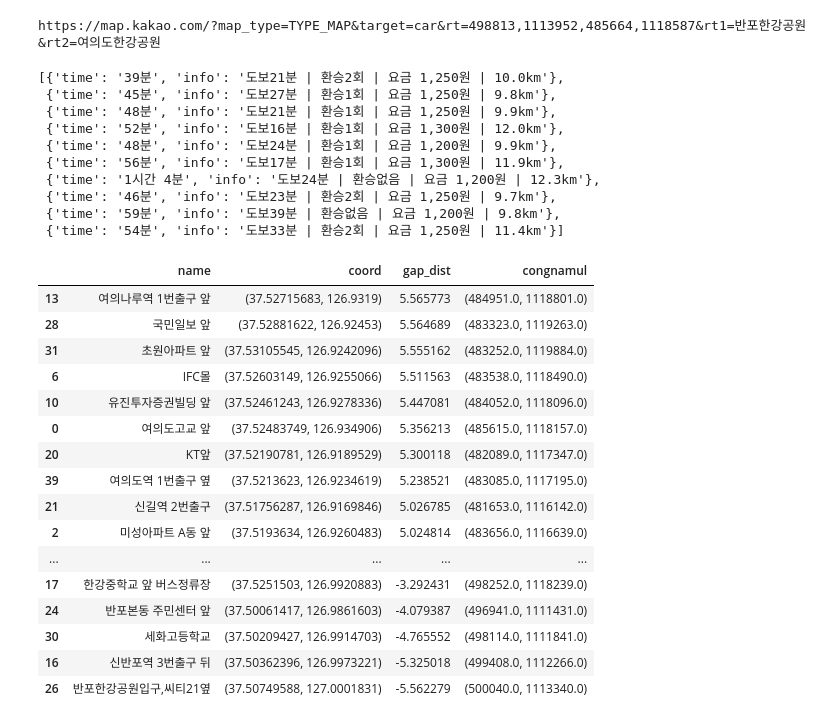
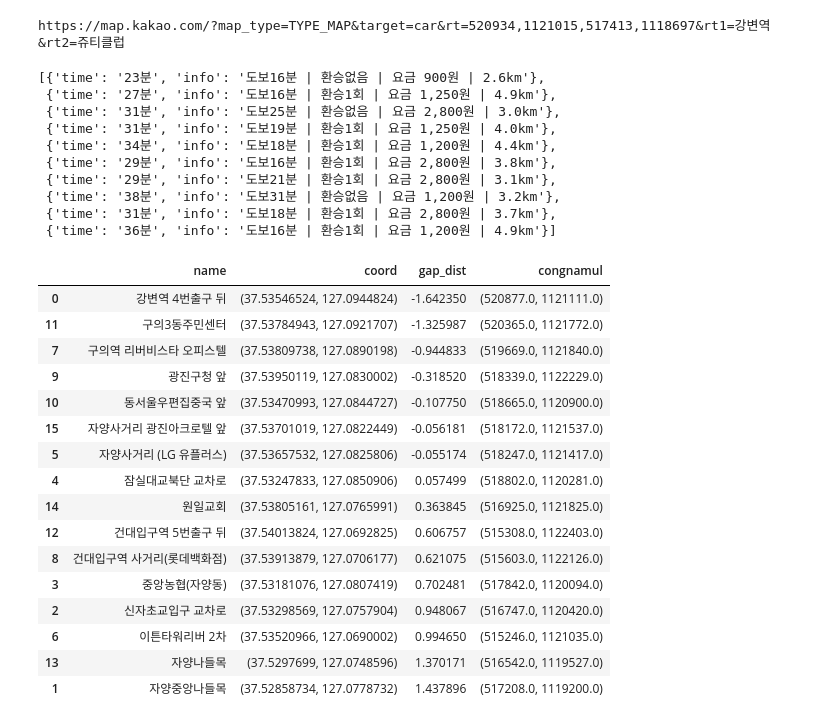
Before and after one commit to lucetre-snu/22s-spatial-information-and-visualization, a Jupyter notebook: Project/navigator.ipynb, the cells around one changed output. Drawn from its saved outputs; the diff is of its cells as text; code cells hidden in the pictures.

```diff
--- a/Project/navigator.ipynb
+++ b/Project/navigator.ipynb
@@ -3,6 +3,7 @@
 # %%
 from bs4 import BeautifulSoup
 from navigator import KakaoRouteFinder
+from IPython.display import HTML
 import pandas as pd
 import navigator
 import coordinate
@@ -10,7 +11,7 @@ import os
 
 os.environ['WDM_LOG_LEVEL'] = '0'
 
-org, des = ('반포한강공원', '여의도한강공원')
+org, des = ('강변역', '쥬티클럽')
 
 org_coord = coordinate.get_coordinate(org)
 des_coord = coordinate.get_coordinate(des)
@@ -24,17 +25,17 @@ routes = {}
 routes['transit'] = KakaoRouteFinder().find_route_by_keyword('transit', org, des, time_delta=0.5, init_time=2.0)
 navigator.extract_route('transit', routes['transit'])
 # %% [output]
-https://map.kakao.com/?map_type=TYPE_MAP&target=car&rt=498813,1113952,485664,1118587&rt1=반포한강공원&rt2=여의도한강공원
+https://map.kakao.com/?map_type=TYPE_MAP&target=car&rt=520934,1121015,517413,1118697&rt1=강변역&rt2=쥬티클럽
-[{'time': '39분', 'info': '도보21분 | 환승2회 | 요금 1,250원 | 10.0km'},
- {'time': '45분', 'info': '도보27분 | 환승1회 | 요금 1,250원 | 9.8km'},
- {'time': '48분', 'info': '도보21분 | 환승1회 | 요금 1,250원 | 9.9km'},
- {'time': '52분', 'info': '도보16분 | 환승1회 | 요금 1,300원 | 12.0km'},
- {'time': '48분', 'info': '도보24분 | 환승1회 | 요금 1,200원 | 9.9km'},
- {'time': '56분', 'info': '도보17분 | 환승1회 | 요금 1,300원 | 11.9km'},
- {'time': '1시간 4분', 'info': '도보24분 | 환승없음 | 요금 1,200원 | 12.3km'},
- {'time': '46분', 'info': '도보23분 | 환승2회 | 요금 1,250원 | 9.7km'},
- {'time': '59분', 'info': '도보39분 | 환승없음 | 요금 1,200원 | 9.8km'},
- {'time': '54분', 'info': '도보33분 | 환승2회 | 요금 1,250원 | 11.4km'}]
+[{'time': '23분', 'info': '도보16분 | 환승없음 | 요금 900원 | 2.6km'},
+ {'time': '27분', 'info': '도보16분 | 환승1회 | 요금 1,250원 | 4.9km'},
+ {'time': '31분', 'info': '도보25분 | 환승없음 | 요금 2,800원 | 3.0km'},
+ {'time': '31분', 'info': '도보19분 | 환승1회 | 요금 1,250원 | 4.0km'},
+ {'time': '34분', 'info': '도보18분 | 환승1회 | 요금 1,200원 | 4.4km'},
+ {'time': '29분', 'info': '도보16분 | 환승1회 | 요금 2,800원 | 3.8km'},
+ {'time': '29분', 'info': '도보21분 | 환승1회 | 요금 2,800원 | 3.1km'},
+ {'time': '38분', 'info': '도보31분 | 환승없음 | 요금 1,200원 | 3.2km'},
+ {'time': '31분', 'info': '도보18분 | 환승1회 | 요금 2,800원 | 3.7km'},
+ {'time': '36분', 'info': '도보16분 | 환승1회 | 요금 1,200원 | 4.9km'}]
 # %%
 from tqdm import tqdm
 
@@ -73,51 +74,52 @@ for s in tqdm(S, desc="Retrieve Seoul Bike Stations: "):
         if len(subway):
             lat, lng = subway[['lat(y)', 'lng']].iloc[0]
         elif len(bus):
             lat, lng = bus[['Y좌표', 'X좌표']].iloc[0]
         else:
             # print(s, 'N/A')
             continue
         _, bike = coordinate.get_nearest_bike(float(lat), float(lng))
         bike_id, bike_name, bike_lat, bike_lng = bike[['대여소\n번호', '보관소(대여소)명', '위도(Y)', '경도(X)']]
         congnamul = coordinate.transform((bike_lng, bike_lat), 'WGS84', 'WCONGNAMUL')
         seoul_bike[bike_id] = ( \
             bike_name, \
             bike_lat, \
             bike_lng, \
             coordinate.get_distance(org_coord, (bike_lat, bike_lng)), \
             coordinate.get_distance(des_coord, (bike_lat, bike_lng)), \
             congnamul,
         )
     except:
         # print('N/A')
         pass
 
 rows = []
 for id in seoul_bike.keys():
     name, lat, lng, org_dist, des_dist, congnamul = seoul_bike[id]
     coord = (lat, lng)
-    rows.append([name, coord, org_dist-des_dist, congnamul])
+    link = f'https://map.kakao.com/?map_type=TYPE_MAP&target=transit&rt=,,{congnamul[0]},{congnamul[1]}&rt2={name}'
+    rows.append([f'<a href="{link}">{name}</a>', coord, org_dist-des_dist, congnamul])
 
 df = pd.DataFrame(rows, columns=["name", "coord", "gap_dist", "congnamul"])
-df.sort_values(by="gap_dist", ascending=False)
+HTML(df.sort_values(by="gap_dist").to_html(escape=False))
 # %% [output]
 |  | name | coord | gap_dist | congnamul |
-| 13 | 여의나루역 1번출구 앞 | (37.52715683, 126.9319) | 5.565773 | (484951.0, 1118801.0) |
-| 28 | 국민일보 앞 | (37.52881622, 126.92453) | 5.564689 | (483323.0, 1119263.0) |
-| 31 | 초원아파트 앞 | (37.53105545, 126.9242096) | 5.555162 | (483252.0, 1119884.0) |
-| 6 | IFC몰 | (37.52603149, 126.9255066) | 5.511563 | (483538.0, 1118490.0) |
-| 10 | 유진투자증권빌딩 앞 | (37.52461243, 126.9278336) | 5.447081 | (484052.0, 1118096.0) |
-| 0 | 여의도고교 앞 | (37.52483749, 126.934906) | 5.356213 | (485615.0, 1118157.0) |
-| 20 | KT앞 | (37.52190781, 126.9189529) | 5.300118 | (482089.0, 1117347.0) |
-| 39 | 여의도역 1번출구 옆 | (37.5213623, 126.9234619) | 5.238521 | (483085.0, 1117195.0) |
-| 21 | 신길역 2번출구 | (37.51756287, 126.9169846) | 5.026785 | (481653.0, 1116142.0) |
-| 2 | 미성아파트 A동 앞 | (37.5193634, 126.9260483) | 5.024814 | (483656.0, 1116639.0) |
-| ... | ... | ... | ... | ... |
-| 17 | 한강중학교 앞 버스정류장 | (37.5251503, 126.9920883) | -3.292431 | (498252.0, 1118239.0) |
-| 24 | 반포본동 주민센터 앞 | (37.50061417, 126.9861603) | -4.079387 | (496941.0, 1111431.0) |
-| 30 | 세화고등학교 | (37.50209427, 126.9914703) | -4.765552 | (498114.0, 1111841.0) |
-| 16 | 신반포역 3번출구 뒤 | (37.50362396, 126.9973221) | -5.325018 | (499408.0, 1112266.0) |
-| 26 | 반포한강공원입구,씨티21옆 | (37.50749588, 127.0001831) | -5.562279 | (500040.0, 1113340.0) |
+| 0 | 강변역 4번출구 뒤 | (37.53546524, 127.0944824) | -1.642350 | (520877.0, 1121111.0) |
+| 11 | 구의3동주민센터 | (37.53784943, 127.0921707) | -1.325987 | (520365.0, 1121772.0) |
+| 7 | 구의역 리버비스타 오피스텔 | (37.53809738, 127.0890198) | -0.944833 | (519669.0, 1121840.0) |
+| 9 | 광진구청 앞 | (37.53950119, 127.0830002) | -0.318520 | (518339.0, 1122229.0) |
+| 10 | 동서울우편집중국 앞 | (37.53470993, 127.0844727) | -0.107750 | (518665.0, 1120900.0) |
+| 15 | 자양사거리 광진아크로텔 앞 | (37.53701019, 127.0822449) | -0.056181 | (518172.0, 1121537.0) |
+| 5 | 자양사거리 (LG 유플러스) | (37.53657532, 127.0825806) | -0.055174 | (518247.0, 1121417.0) |
+| 4 | 잠실대교북단 교차로 | (37.53247833, 127.0850906) | 0.057499 | (518802.0, 1120281.0) |
+| 14 | 원일교회 | (37.53805161, 127.0765991) | 0.363845 | (516925.0, 1121825.0) |
+| 12 | 건대입구역 5번출구 뒤 | (37.54013824, 127.0692825) | 0.606757 | (515308.0, 1122403.0) |
+| 8 | 건대입구역 사거리(롯데백화점) | (37.53913879, 127.0706177) | 0.621075 | (515603.0, 1122126.0) |
+| 3 | 중앙농협(자양동) | (37.53181076, 127.0807419) | 0.702481 | (517842.0, 1120094.0) |
+| 2 | 신자초교입구 교차로 | (37.53298569, 127.0757904) | 0.948067 | (516747.0, 1120420.0) |
+| 6 | 이튼타워리버 2차 | (37.53520966, 127.0690002) | 0.994650 | (515246.0, 1121035.0) |
+| 13 | 자양나들목 | (37.5297699, 127.0748596) | 1.370171 | (516542.0, 1119527.0) |
+| 1 | 자양중앙나들목 | (37.52858734, 127.0778732) | 1.437896 | (517208.0, 1119200.0) |
 # %%
 finder = KakaoRouteFinder()
 bikes = sorted(seoul_bike.items(), key=lambda item: item[1][3]-item[1][4])
```
Also changed, not shown: parts of 1 cell of this notebook, 7 other files.
